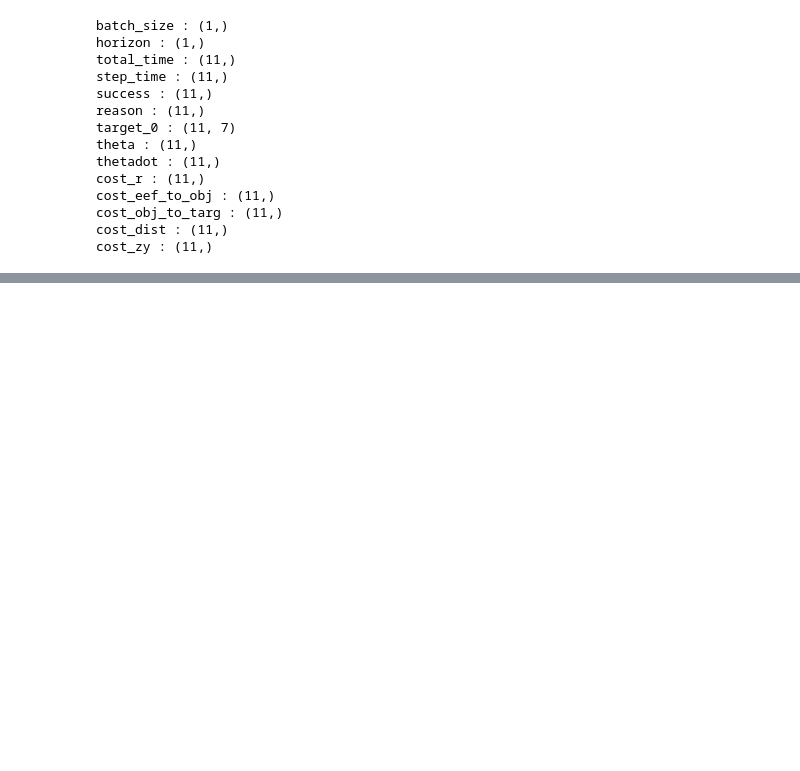
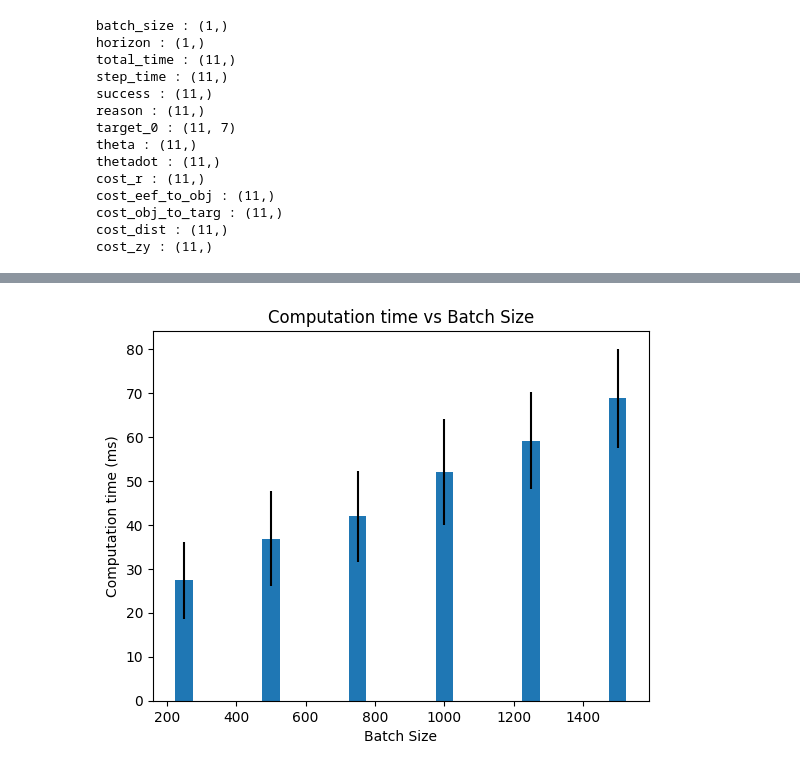
Before and after one commit to AKS-Lab-Univertsity-of-Tartu/bimanual_manipulation, a Jupyter notebook: real_demo/sampling_based_planner/benchmark.ipynb, the cells around one changed output, grey strips where cells are left out. Cells and saved outputs as stored; diff of their text form; code cells hidden in the pictures; blank space fills up the shorter version.

```diff
--- a/real_demo/sampling_based_planner/benchmark.ipynb
+++ b/real_demo/sampling_based_planner/benchmark.ipynb
@@ -88,0 +124,20 @@ plt.show()
+# %%
+comp_time_mean = list()
+comp_time_std = list()
+
+for data in data_files:
+    comp_time = np.concatenate(data['step_time'][1:])
+    comp_time_mean.append(np.mean(comp_time[1:]))
+    comp_time_std.append(np.std(comp_time[1:]))
+
+
+batch_sizes = range(250, 1501, 250)
+
+
+plt.xlabel("Batch Size")
+plt.ylabel("Computation time (ms)")
+plt.title("Computation time vs Batch Size")
+plt.bar(batch_sizes, comp_time_mean, yerr=comp_time_std, width=50)
+plt.show()
+# %% [output]
+[figure, added]
```
Also changed, not shown: parts of 8 cells of this notebook, 1 other file.
